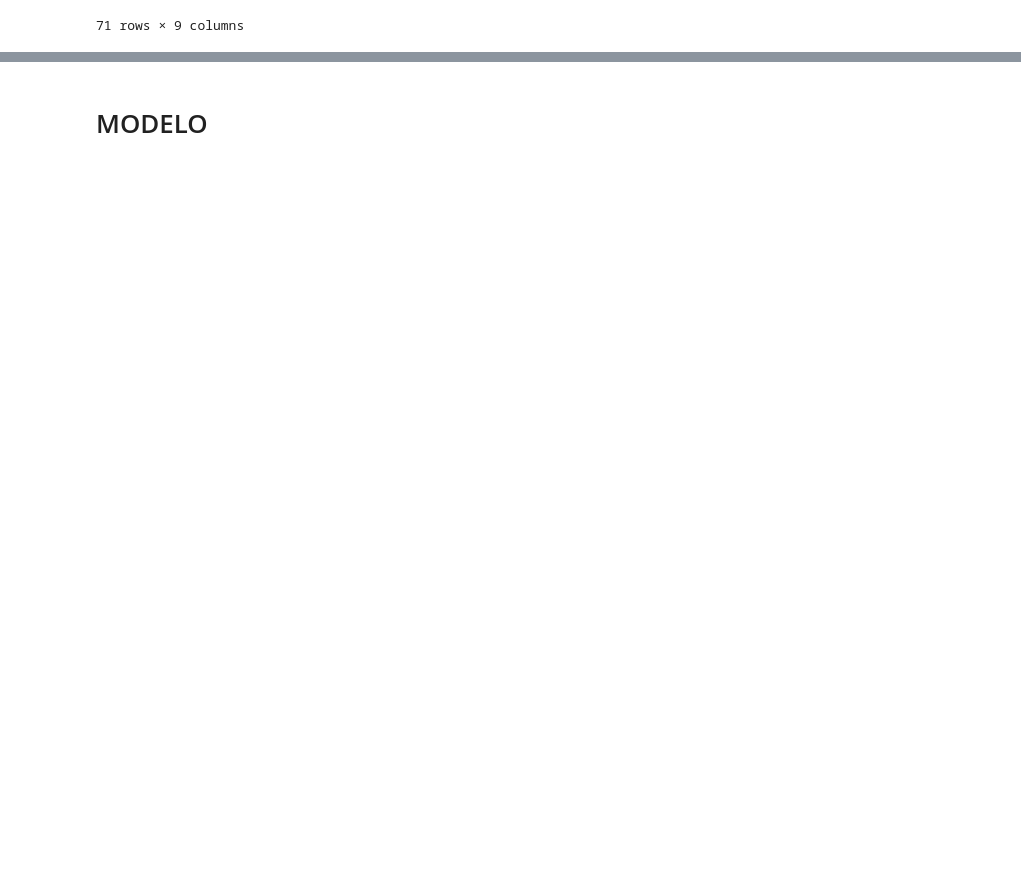
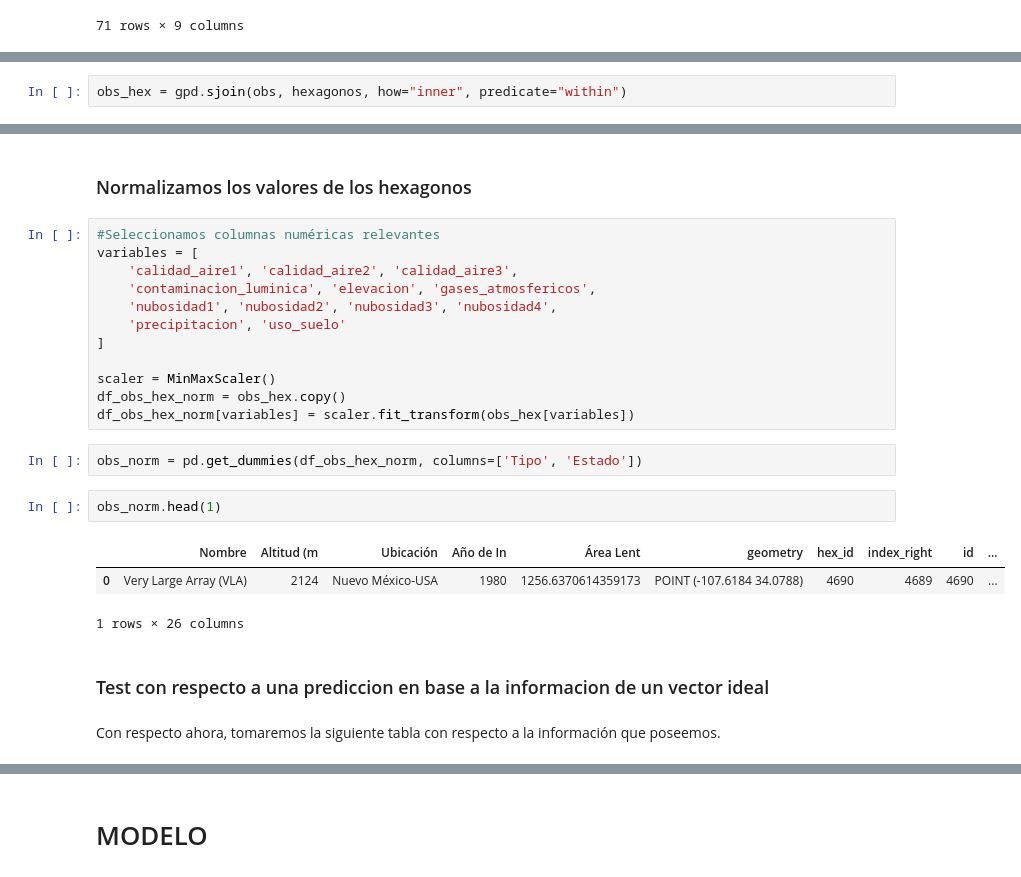
Before and after one commit to ChrisKmilo/Geoespatial-Project, a Jupyter notebook: Proyecto.ipynb, the cells around one changed output, grey strips where cells are left out. Saved outputs shown, nothing was run; the diff lists cells and outputs as text; blank space fills up the shorter version.

```diff
--- a/Proyecto.ipynb
+++ b/Proyecto.ipynb
@@ -379,0 +371,2 @@ obs
+# %%
+obs_hex = gpd.sjoin(obs, hexagonos, how="inner", predicate="within")
@@ -379,0 +434,26 @@ obs
+# %% [markdown]
+### Normalizamos los valores de los hexagonos
+# %%
+#Seleccionamos columnas numéricas relevantes
+variables = [
+    'calidad_aire1', 'calidad_aire2', 'calidad_aire3',
+    'contaminacion_luminica', 'elevacion', 'gases_atmosfericos',
+    'nubosidad1', 'nubosidad2', 'nubosidad3', 'nubosidad4',
+    'precipitacion', 'uso_suelo'
+]
+
+scaler = MinMaxScaler()
+df_obs_hex_norm = obs_hex.copy()
+df_obs_hex_norm[variables] = scaler.fit_transform(obs_hex[variables])
+# %%
+obs_norm = pd.get_dummies(df_obs_hex_norm, columns=['Tipo', 'Estado'])
+# %%
+obs_norm.head(1)
+# %% [output]
+|  | Nombre | Altitud (m | Ubicación | Año de In | Área Lent | geometry | hex_id | index_right | id | ... |
+| 0 | Very Large Array (VLA) | 2124 | Nuevo México-USA | 1980 | 1256.6370614359173 | POINT (-107.6184 34.0788) | 4690 | 4689 | 4690 | ... |
+1 rows × 26 columns
+# %% [markdown]
+### Test con respecto a una prediccion en base a la informacion de un vector ideal
+# %% [markdown]
+Con respecto ahora, tomaremos la siguiente tabla con respecto a la información que poseemos.
```
Also changed, not shown: parts of 21 cells of this notebook, 1 other file.
